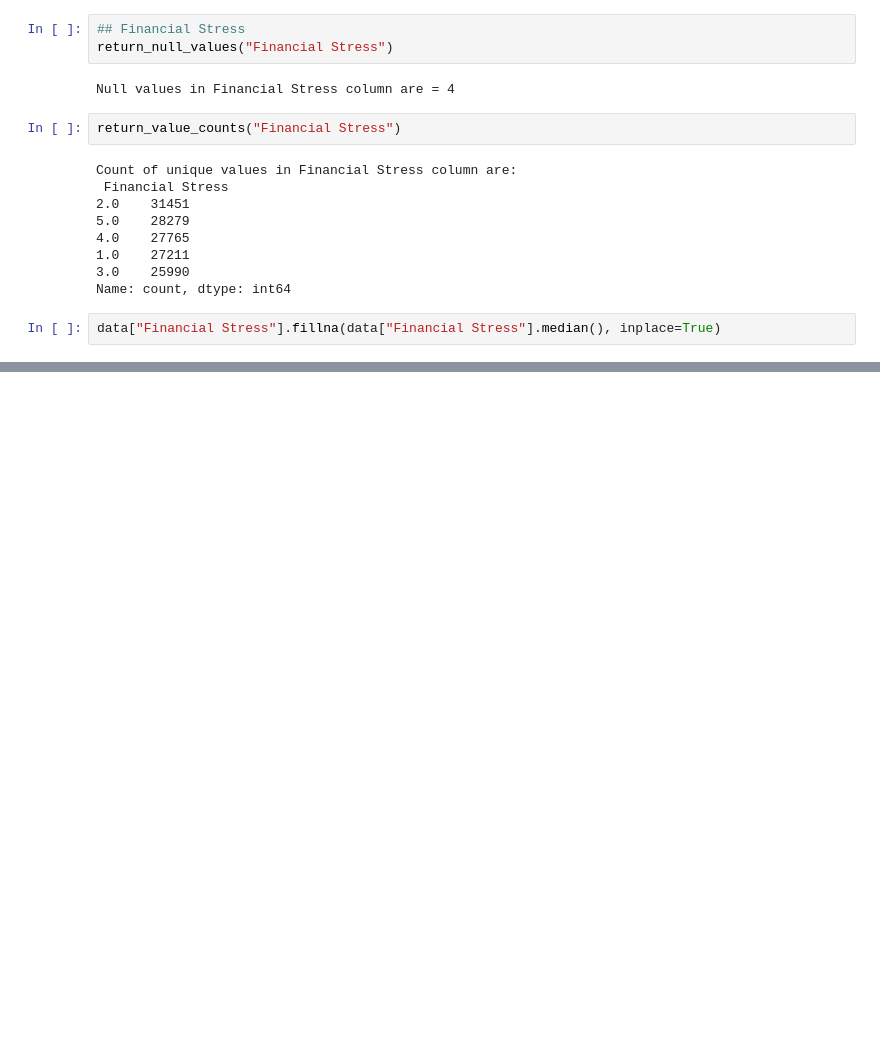
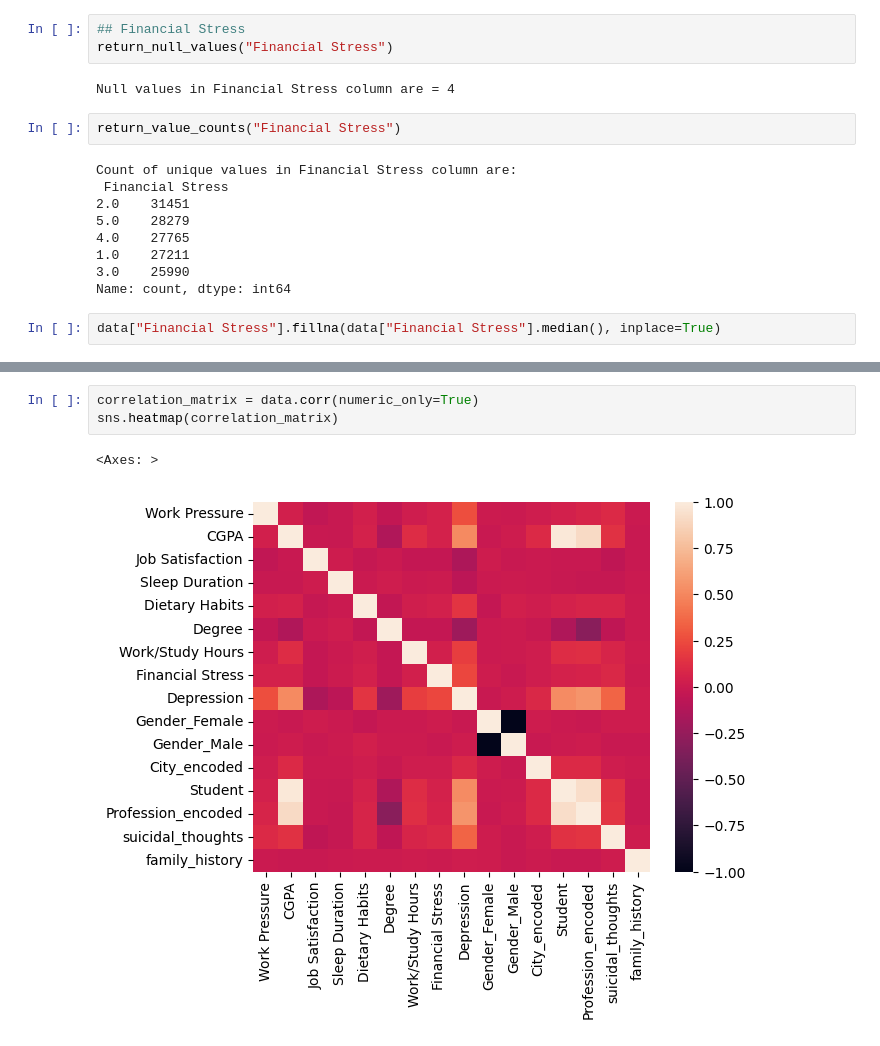
Before and after one commit to vanshuwjoshi/Kaggle-Playground-S4E11, a Jupyter notebook: notebooks/Data-Cleaning.ipynb, the cells around one changed output, grey strips where cells are left out. Cells and saved outputs as stored; diff of their text form; blank space fills up the shorter version.

```diff
--- a/notebooks/Data-Cleaning.ipynb
+++ b/notebooks/Data-Cleaning.ipynb
@@ -804,0 +936,6 @@ data.head()
+# %%
+correlation_matrix = data.corr(numeric_only=True)
+sns.heatmap(correlation_matrix)
+# %% [output]
+<Axes: >
+[figure, added]
```
Also changed, not shown: parts of 15 cells of this notebook, 1 other file.
